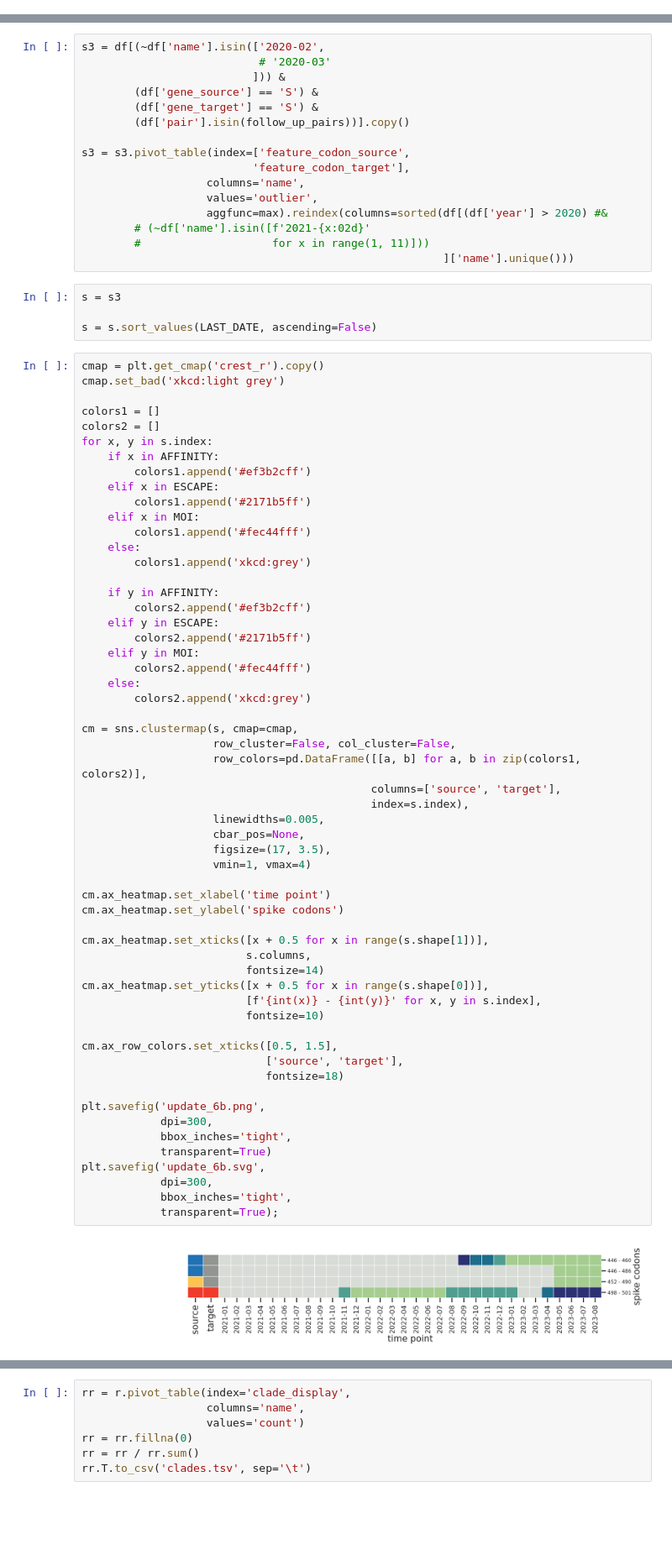
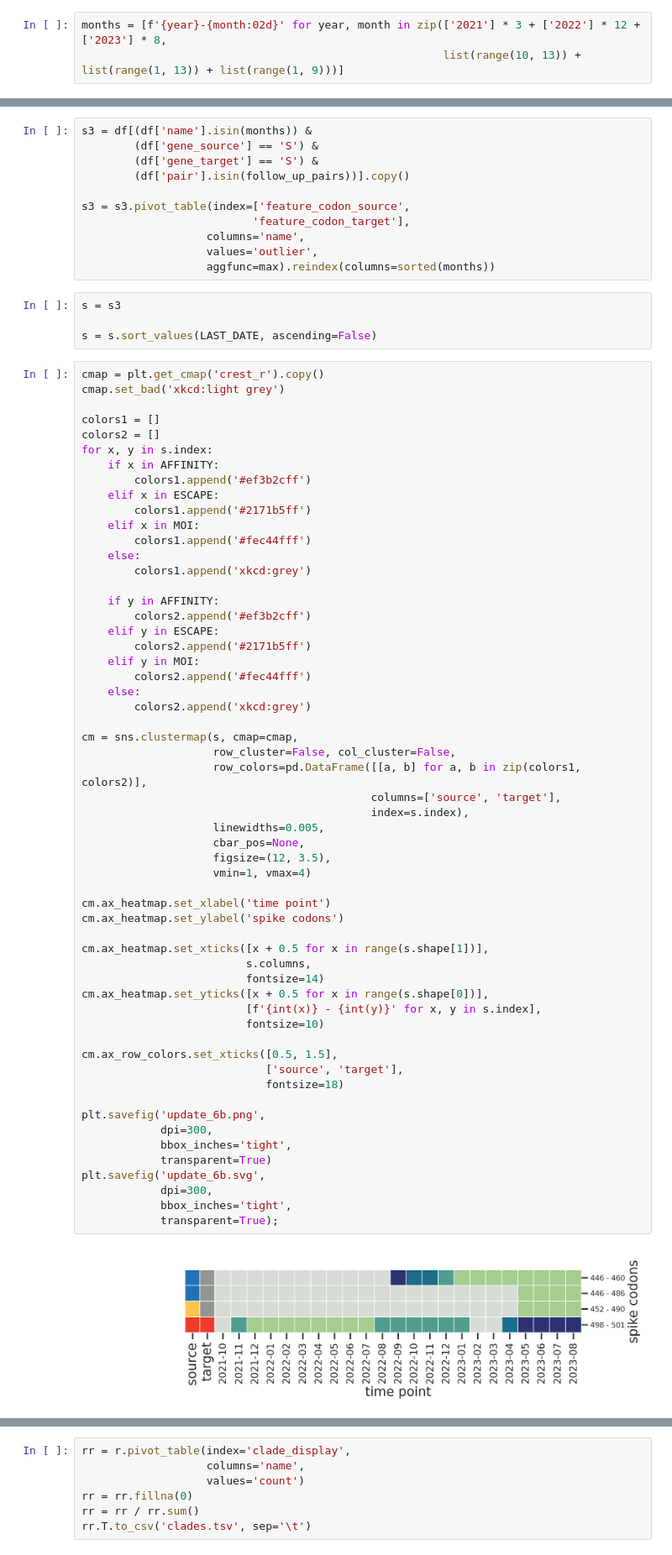
Before and after one commit to microbial-pangenomes-lab/2022_sarscov2_epistasis, a Jupyter notebook: notebooks/update.ipynb, the cells around one changed output, grey strips where cells are left out. Shown at 84% size. Saved outputs shown, nothing was run; the diff lists cells and outputs as text; blank space fills up the shorter version.

```diff
--- a/notebooks/update.ipynb
+++ b/notebooks/update.ipynb
@@ -562,3 +562,6 @@ plt.savefig('update_6a.svg',
 # %%
 follow_up_pairs = {'446-486', '446-460',
                    '452-490', '498-501'}
+# %%
+months = [f'{year}-{month:02d}' for year, month in zip(['2021'] * 3 + ['2022'] * 12 + ['2023'] * 8,
+                                                       list(range(10, 13)) + list(range(1, 13)) + list(range(1, 9)))]
@@ -565,7 +579,5 @@ follow_up_pairs = {'446-486', '446-460',
 # %%
-s3 = df[(~df['name'].isin(['2020-02',
-                           # '2020-03'
-                          ])) &
+s3 = df[(df['name'].isin(months)) &
         (df['gene_source'] == 'S') &
         (df['gene_target'] == 'S') &
         (df['pair'].isin(follow_up_pairs))].copy()
@@ -574,10 +586,7 @@ s3 = s3.pivot_table(index=['feature_codon_source',
                           'feature_codon_target'],
                    columns='name',
                    values='outlier',
-                   aggfunc=max).reindex(columns=sorted(df[(df['year'] > 2020) #&
-        # (~df['name'].isin([f'2021-{x:02d}'
-        #                    for x in range(1, 11)]))
-                                                       ]['name'].unique()))
+                   aggfunc=max).reindex(columns=sorted(months))
 # %%
 s = s3
 
@@ -612,35 +621,35 @@ cm = sns.clustermap(s, cmap=cmap,
                     row_colors=pd.DataFrame([[a, b] for a, b in zip(colors1, colors2)],
                                             columns=['source', 'target'],
                                             index=s.index),
                     linewidths=0.005,
                     cbar_pos=None,
-                    figsize=(17, 3.5),
+                    figsize=(12, 3.5),
                     vmin=1, vmax=4)
 
 cm.ax_heatmap.set_xlabel('time point')
 cm.ax_heatmap.set_ylabel('spike codons')
 
 cm.ax_heatmap.set_xticks([x + 0.5 for x in range(s.shape[1])],
                          s.columns,
                          fontsize=14)
 cm.ax_heatmap.set_yticks([x + 0.5 for x in range(s.shape[0])],
                          [f'{int(x)} - {int(y)}' for x, y in s.index],
                          fontsize=10)
 
 cm.ax_row_colors.set_xticks([0.5, 1.5],
                             ['source', 'target'],
                             fontsize=18)
 
 plt.savefig('update_6b.png',
             dpi=300,
             bbox_inches='tight',
             transparent=True)
 plt.savefig('update_6b.svg',
             dpi=300,
             bbox_inches='tight',
             transparent=True);
 # %% [output]
-[figure, old version]
+[figure, new version]
 # %%
 res = []
 
```
Also changed, not shown: parts of 29 cells of this notebook, 5 other files.
